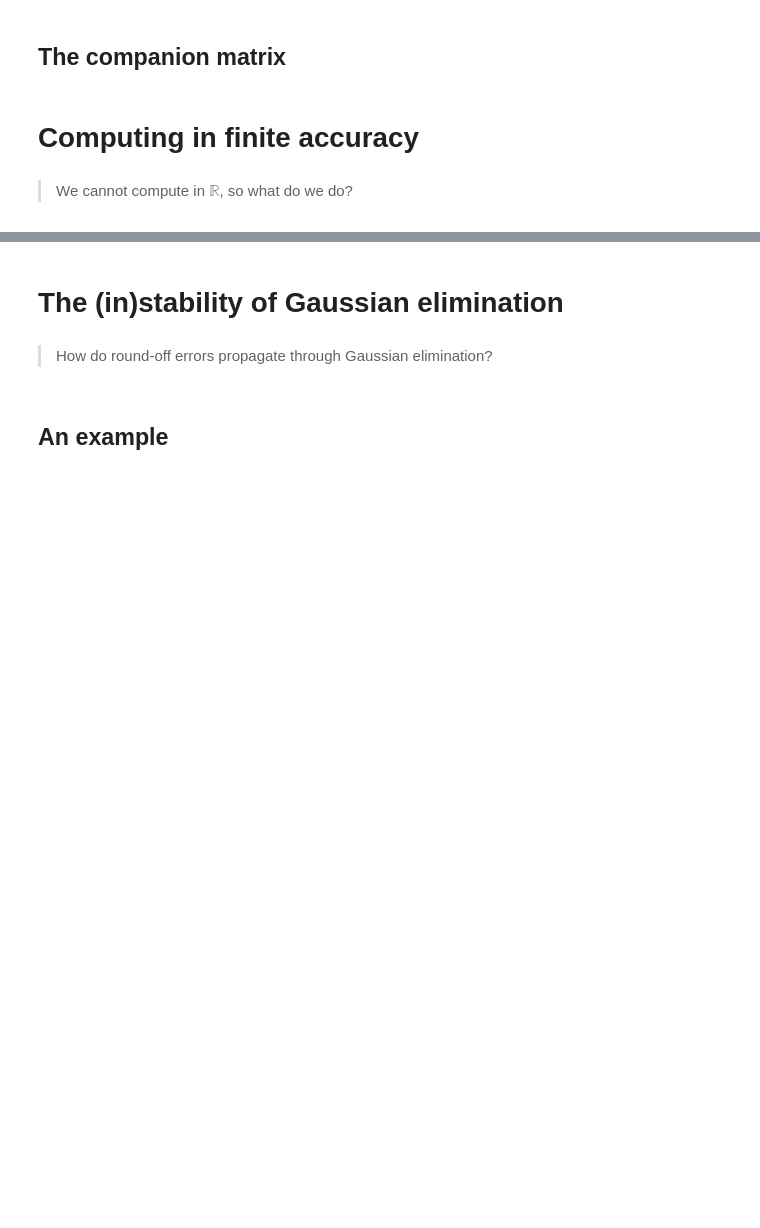
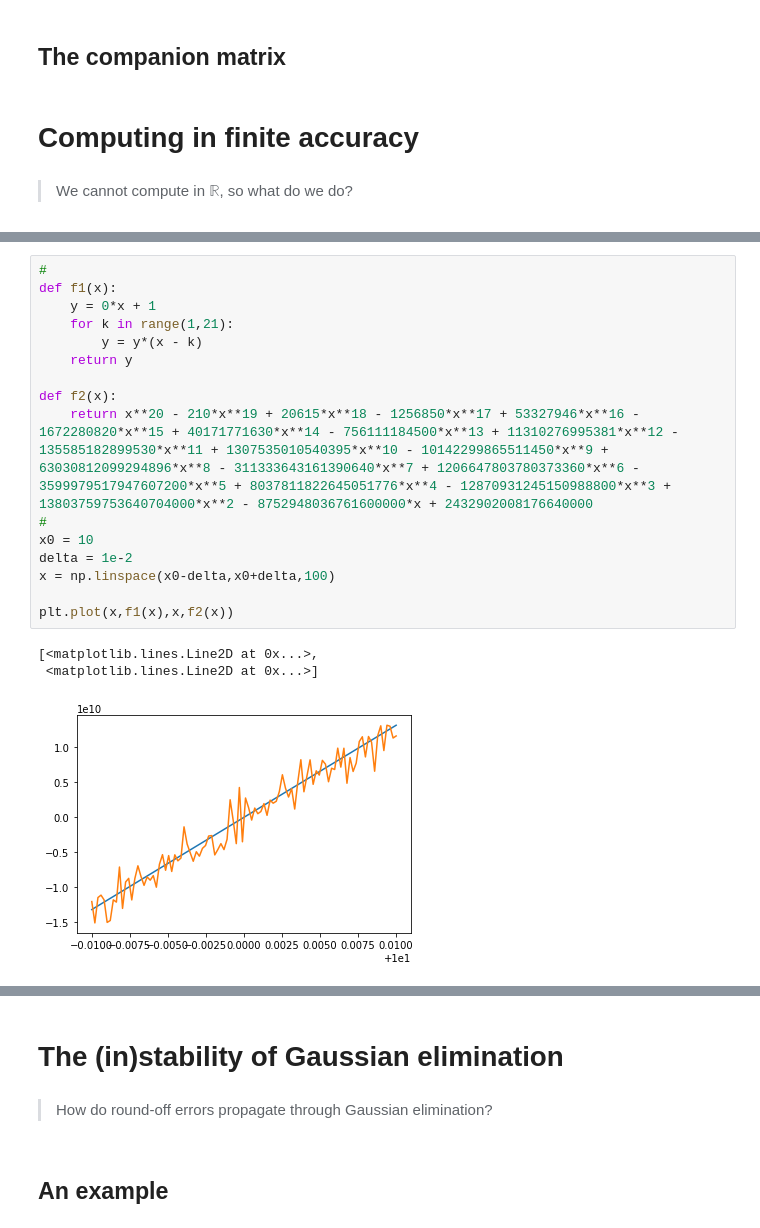
Before and after one commit to TristanvanLeeuwen/WISM100_Robotics, a Jupyter notebook: lectures/lecture1.ipynb, the cells around one changed output, grey strips where cells are left out. Cells and saved outputs as stored; diff of their text form; blank space fills up the shorter version.

```diff
--- a/lectures/lecture1.ipynb
+++ b/lectures/lecture1.ipynb
@@ -217,0 +330,20 @@ error =  0.0
+# %%
+#
+def f1(x):
+    y = 0*x + 1
+    for k in range(1,21):
+        y = y*(x - k)
+    return y
+
+def f2(x):
+    return x**20 - 210*x**19 + 20615*x**18 - 1256850*x**17 + 53327946*x**16 - 1672280820*x**15 + 40171771630*x**14 - 756111184500*x**13 + 11310276995381*x**12 - 135585182899530*x**11 + 1307535010540395*x**10 - 10142299865511450*x**9 + 63030812099294896*x**8 - 311333643161390640*x**7 + 1206647803780373360*x**6 - 3599979517947607200*x**5 + 8037811822645051776*x**4 - 12870931245150988800*x**3 + 13803759753640704000*x**2 - 8752948036761600000*x + 2432902008176640000
+#
+x0 = 10
+delta = 1e-2
+x = np.linspace(x0-delta,x0+delta,100)
+
+plt.plot(x,f1(x),x,f2(x))
+# %% [output]
+[<matplotlib.lines.Line2D at 0x...>,
+ <matplotlib.lines.Line2D at 0x...>]
+[figure, added]
```
Also changed, not shown: parts of 19 cells of this notebook.
